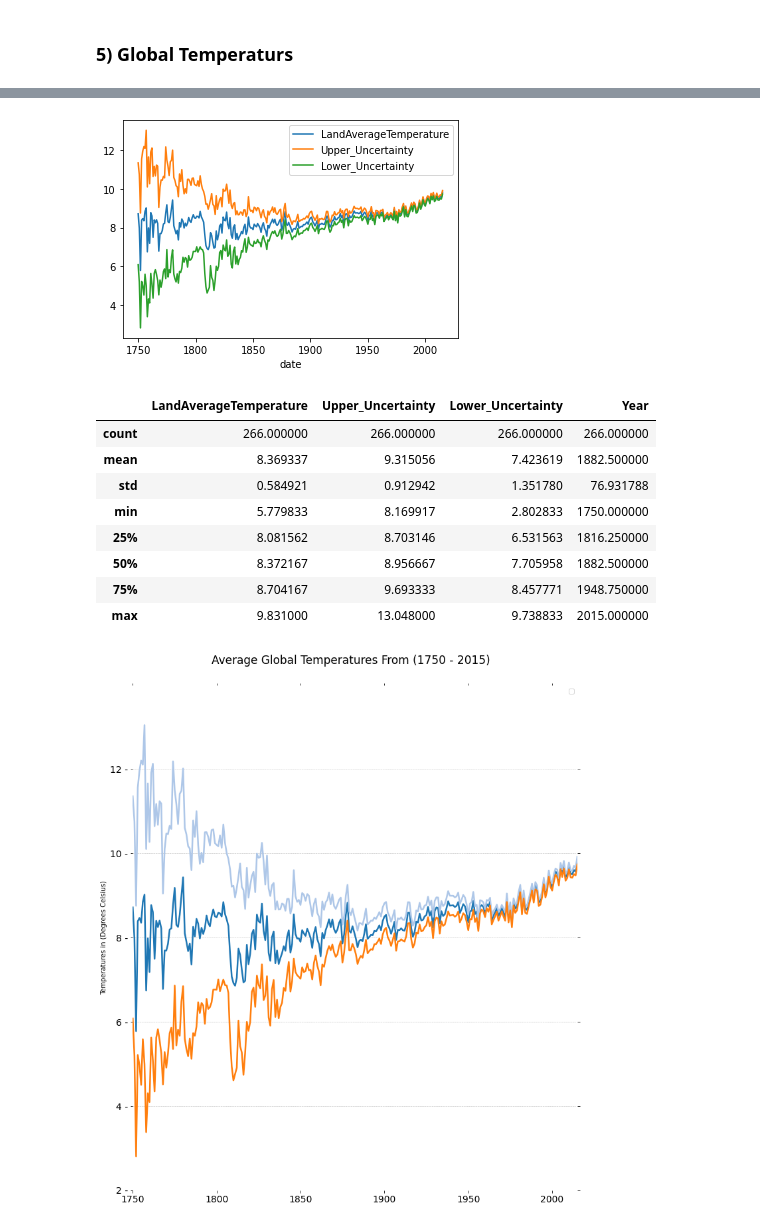
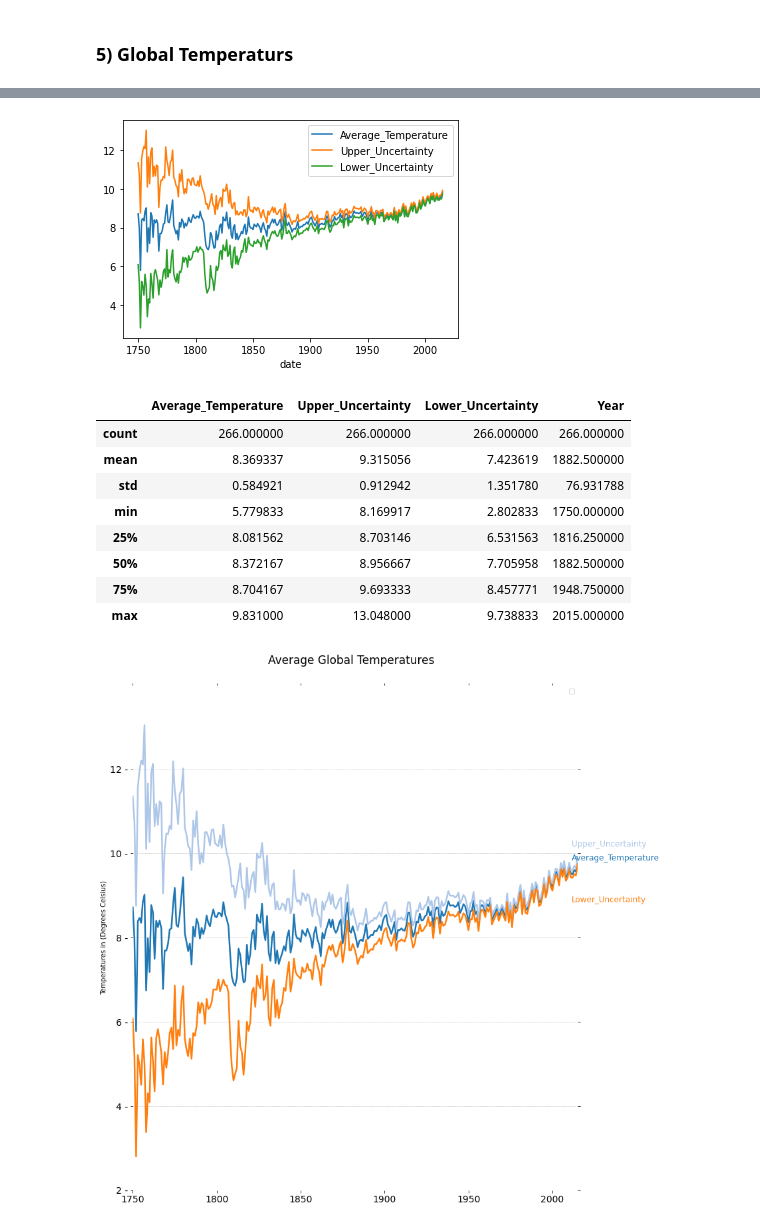
Before and after one commit to John-G-Thomas/Prodjects, a Jupyter notebook: Project_1_Code.ipynb, the cells around one changed output, grey strips where cells are left out. Drawn from its saved outputs; the diff is of its cells as text; code cells hidden in the pictures.

```diff
--- a/Project_1_Code.ipynb
+++ b/Project_1_Code.ipynb
@@ -140,6 +140,8 @@ df.head()
 # %%
 df['UpperBounds'] = (df['LandAverageTemperature'] + df['LandAverageTemperatureUncertainty'])
 df['LowerBounds'] = (df['LandAverageTemperature'] - df['LandAverageTemperatureUncertainty'])
+# %%
+df['Average_Temperature'] = df['LandAverageTemperature']
 # %%
 df.head()
 # %% [output]
@@ -196,7 +198,7 @@ df.head()
 # Final Cleaning
 # %%
 h = df.groupby(["date"])
-yearly_average = h.aggregate({"LandAverageTemperature":np.mean})
+yearly_average = h.aggregate({"Average_Temperature":np.mean})
 # %%
 yearly_average['Upper_Uncertainty'] = h.aggregate({"UpperBounds":np.mean})
 # %%
@@ -407,14 +409,14 @@ yearly_average.head()
 | 1753 | 8.388083 | 11.564083 | 5.212083 | 1753 |
 | 1754 | 8.469333 | 11.963583 | 4.975083 | 1754 |
 # %%
-yearly_average[['LandAverageTemperature','Upper_Uncertainty','Lower_Uncertainty']].plot()
+yearly_average[['Average_Temperature','Upper_Uncertainty','Lower_Uncertainty']].plot()
 plt.show()
 # %% [output]
-[figure, old version]
+[figure, new version]
 # %%
 yearly_average.describe()
 # %% [output]
-|  | LandAverageTemperature | Upper_Uncertainty | Lower_Uncertainty | Year |
+|  | Average_Temperature | Upper_Uncertainty | Lower_Uncertainty | Year |
 | count | 266.000000 | 266.000000 | 266.000000 | 266.000000 |
 | mean | 8.369337 | 9.315056 | 7.423619 | 1882.500000 |
 | std | 0.584921 | 0.912942 | 1.351780 | 76.931788 |
@@ -444,40 +446,40 @@ ax.spines["left"].set_visible(False)
 
 ax.get_xaxis().tick_bottom()
 ax.get_yaxis().tick_left()
 ax.legend('LandAverageTemperature')
 plt.ylim(2, 14)
 plt.xlim(1750, 2015)
 
 plt.yticks(range(2, 14, 2), [str(x) + " -" for x in range(2, 14, 2)], fontsize=14)
 plt.xticks(fontsize=14)
 
 for y in range(2, 14, 2):
     plt.plot(range(1750, 2015), [y] * len(range(1750, 2015)), "--", lw=0.5, color="black", alpha=0.3)
 
 plt.tick_params(axis="both", which="both", bottom="off", top="off",
                 labelbottom="on", left="off", right="off", labelleft="on")
-majors = ['LandAverageTemperature', 'Upper_Uncertainty', 'Lower_Uncertainty']
+majors = ['Average_Temperature', 'Upper_Uncertainty', 'Lower_Uncertainty']
 
 for rank, column in enumerate(majors):
 
     plt.plot(yearly_average.Year.values,
             yearly_average[column.replace("\n", " ")].values,
             lw=2.5, color=tableau20[rank])
     y_pos = yearly_average[column.replace("\n", " ")].values[-1] - 0.5
 
-    if column == "UNITED STATES":
+    if column == "Average_Temperature":
         y_pos += 0.5
-    elif column == "JAPAN":
+    elif column == "Lower_Uncertainty":
         y_pos -= 0.4
-    elif column == "QATAR":
+    elif column == "Upper_Uncertainty":
         y_pos += 0.75
 # x and title labels
-    #plt.text(2011.5, y_pos, column, fontsize=8, color=tableau20[rank])
+    plt.text(2011.5, y_pos, column, fontsize=12, color=tableau20[rank])
 plt.ylabel('Temperatures in (Degrees Celsius)')
-plt.text(1880, 14.5, "Average Global Temperatures From (1750 - 2015)", fontsize=17, ha="center");
+plt.text(1880, 14.5, "Average Global Temperatures", fontsize=17, ha="center");
 plt.savefig("Global_warming.png", bbox_inches="tight")
 # %% [output]
-[figure, old version]
+[figure, new version]
 # %%
 from IPython.display import display, Image
 png = 'Global_warming.png'
```
Also changed, not shown: parts of 7 cells of this notebook.
